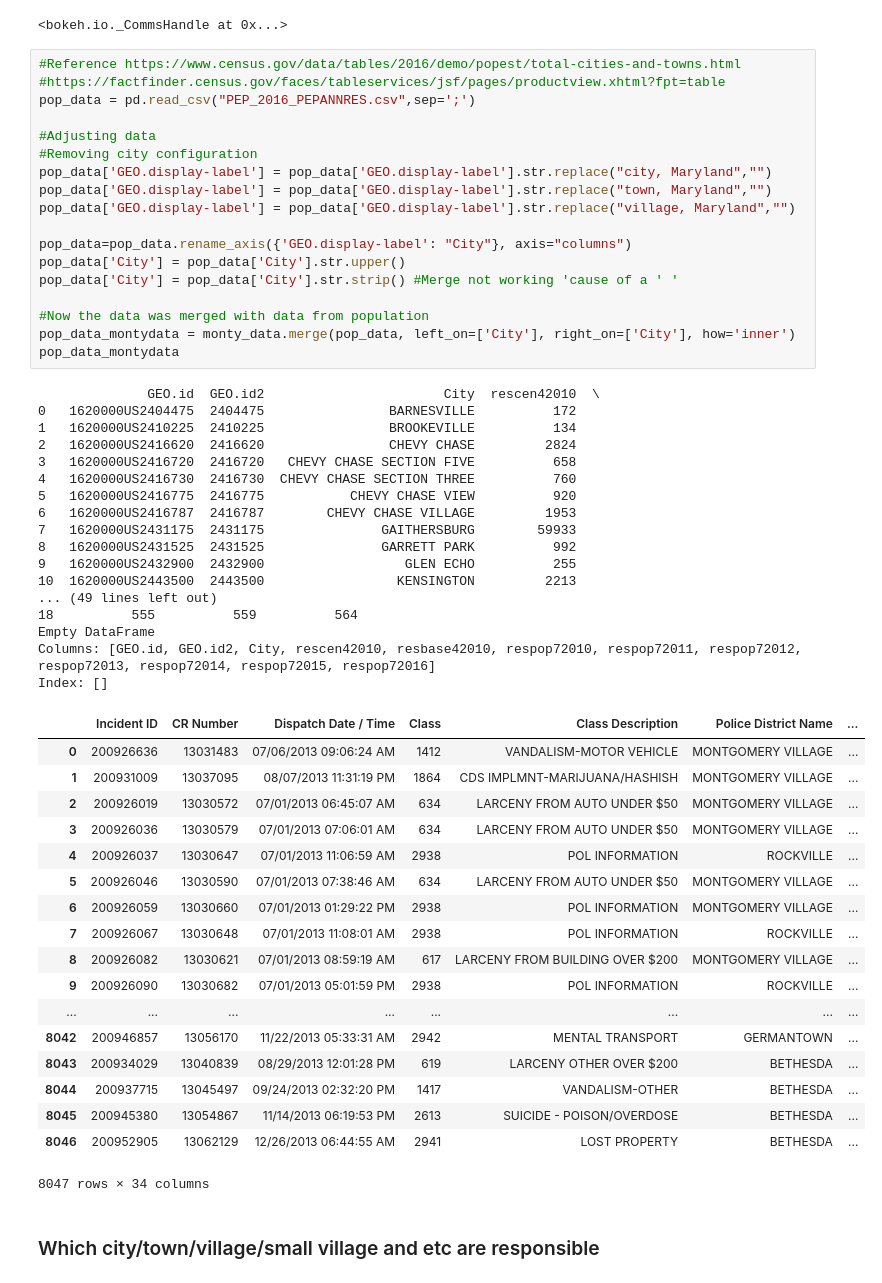
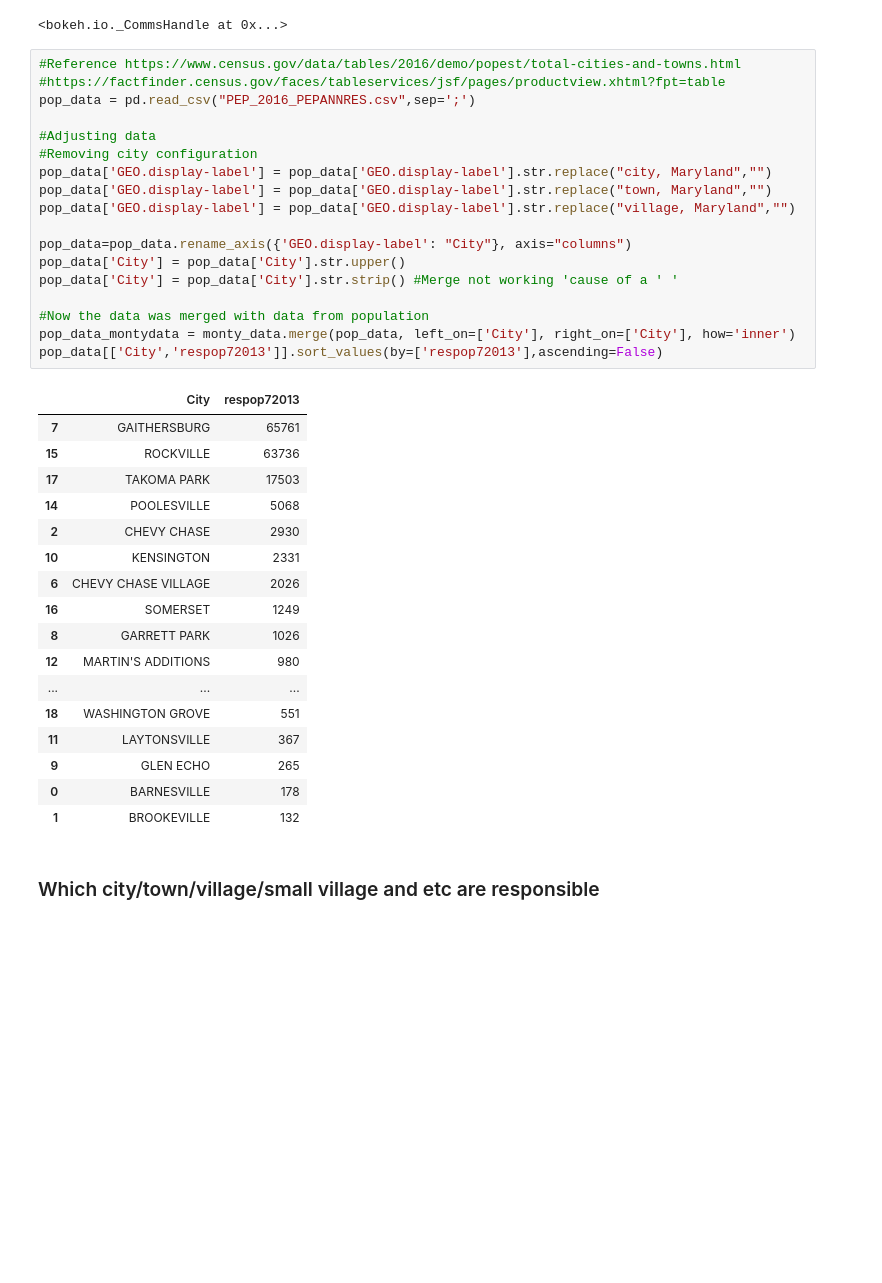
Before and after one commit to marco-olimpio/ufrn, a Jupyter notebook: EEC2006/1_CrimeProject/Finding crime patterns in Montgomery County.ipynb, the cells around one changed output. Saved outputs shown, nothing was run; the diff lists cells and outputs as text; blank space fills up the shorter version.

```diff
--- a/EEC2006/1_CrimeProject/Finding crime patterns in Montgomery County.ipynb
+++ b/EEC2006/1_CrimeProject/Finding crime patterns in Montgomery County.ipynb
@@ -646,57 +646,39 @@ show(plot,notebook_handle=True)
 # %%
 #Reference https://www.census.gov/data/tables/2016/demo/popest/total-cities-and-towns.html
 #https://factfinder.census.gov/faces/tableservices/jsf/pages/productview.xhtml?fpt=table
 pop_data = pd.read_csv("PEP_2016_PEPANNRES.csv",sep=';')
 
 #Adjusting data
 #Removing city configuration
 pop_data['GEO.display-label'] = pop_data['GEO.display-label'].str.replace("city, Maryland","")
 pop_data['GEO.display-label'] = pop_data['GEO.display-label'].str.replace("town, Maryland","")
 pop_data['GEO.display-label'] = pop_data['GEO.display-label'].str.replace("village, Maryland","")
 
 pop_data=pop_data.rename_axis({'GEO.display-label': "City"}, axis="columns")
 pop_data['City'] = pop_data['City'].str.upper()
 pop_data['City'] = pop_data['City'].str.strip() #Merge not working 'cause of a ' '
 
 #Now the data was merged with data from population
 pop_data_montydata = monty_data.merge(pop_data, left_on=['City'], right_on=['City'], how='inner')
-pop_data_montydata
+pop_data[['City','respop72013']].sort_values(by=['respop72013'],ascending=False)
 # %% [output]
-              GEO.id  GEO.id2                       City  rescen42010  \
-0   1620000US2404475  2404475                BARNESVILLE          172
-1   1620000US2410225  2410225                BROOKEVILLE          134
-2   1620000US2416620  2416620                CHEVY CHASE         2824
-3   1620000US2416720  2416720   CHEVY CHASE SECTION FIVE          658
-4   1620000US2416730  2416730  CHEVY CHASE SECTION THREE          760
-5   1620000US2416775  2416775           CHEVY CHASE VIEW          920
-6   1620000US2416787  2416787        CHEVY CHASE VILLAGE         1953
-7   1620000US2431175  2431175               GAITHERSBURG        59933
-8   1620000US2431525  2431525               GARRETT PARK          992
-9   1620000US2432900  2432900                  GLEN ECHO          255
-10  1620000US2443500  2443500                 KENSINGTON         2213
-... (49 lines left out)
-18          555          559          564
-Empty DataFrame
-Columns: [GEO.id, GEO.id2, City, rescen42010, resbase42010, respop72010, respop72011, respop72012, respop72013, respop72014, respop72015, respop72016]
-Index: []
-|  | Incident ID | CR Number | Dispatch Date / Time | Class | Class Description | Police District Name | ... |
-| 0 | 200926636 | 13031483 | 07/06/2013 09:06:24 AM | 1412 | VANDALISM-MOTOR VEHICLE | MONTGOMERY VILLAGE | ... |
-| 1 | 200931009 | 13037095 | 08/07/2013 11:31:19 PM | 1864 | CDS IMPLMNT-MARIJUANA/HASHISH | MONTGOMERY VILLAGE | ... |
-| 2 | 200926019 | 13030572 | 07/01/2013 06:45:07 AM | 634 | LARCENY FROM AUTO UNDER $50 | MONTGOMERY VILLAGE | ... |
-| 3 | 200926036 | 13030579 | 07/01/2013 07:06:01 AM | 634 | LARCENY FROM AUTO UNDER $50 | MONTGOMERY VILLAGE | ... |
-| 4 | 200926037 | 13030647 | 07/01/2013 11:06:59 AM | 2938 | POL INFORMATION | ROCKVILLE | ... |
-| 5 | 200926046 | 13030590 | 07/01/2013 07:38:46 AM | 634 | LARCENY FROM AUTO UNDER $50 | MONTGOMERY VILLAGE | ... |
-| 6 | 200926059 | 13030660 | 07/01/2013 01:29:22 PM | 2938 | POL INFORMATION | MONTGOMERY VILLAGE | ... |
-| 7 | 200926067 | 13030648 | 07/01/2013 11:08:01 AM | 2938 | POL INFORMATION | ROCKVILLE | ... |
-| 8 | 200926082 | 13030621 | 07/01/2013 08:59:19 AM | 617 | LARCENY FROM BUILDING OVER $200 | MONTGOMERY VILLAGE | ... |
-| 9 | 200926090 | 13030682 | 07/01/2013 05:01:59 PM | 2938 | POL INFORMATION | ROCKVILLE | ... |
-| ... | ... | ... | ... | ... | ... | ... | ... |
-| 8042 | 200946857 | 13056170 | 11/22/2013 05:33:31 AM | 2942 | MENTAL TRANSPORT | GERMANTOWN | ... |
-| 8043 | 200934029 | 13040839 | 08/29/2013 12:01:28 PM | 619 | LARCENY OTHER OVER $200 | BETHESDA | ... |
-| 8044 | 200937715 | 13045497 | 09/24/2013 02:32:20 PM | 1417 | VANDALISM-OTHER | BETHESDA | ... |
-| 8045 | 200945380 | 13054867 | 11/14/2013 06:19:53 PM | 2613 | SUICIDE - POISON/OVERDOSE | BETHESDA | ... |
-| 8046 | 200952905 | 13062129 | 12/26/2013 06:44:55 AM | 2941 | LOST PROPERTY | BETHESDA | ... |
+|  | City | respop72013 |
+| 7 | GAITHERSBURG | 65761 |
+| 15 | ROCKVILLE | 63736 |
+| 17 | TAKOMA PARK | 17503 |
+| 14 | POOLESVILLE | 5068 |
+| 2 | CHEVY CHASE | 2930 |
+| 10 | KENSINGTON | 2331 |
+| 6 | CHEVY CHASE VILLAGE | 2026 |
+| 16 | SOMERSET | 1249 |
+| 8 | GARRETT PARK | 1026 |
+| 12 | MARTIN'S ADDITIONS | 980 |
+| ... | ... | ... |
+| 18 | WASHINGTON GROVE | 551 |
+| 11 | LAYTONSVILLE | 367 |
+| 9 | GLEN ECHO | 265 |
+| 0 | BARNESVILLE | 178 |
+| 1 | BROOKEVILLE | 132 |
-8047 rows × 34 columns
 # %% [markdown]
 ### Which city/town/village/small village and etc are responsible
 # %%
```
Also changed, not shown: parts of 4 cells of this notebook.
